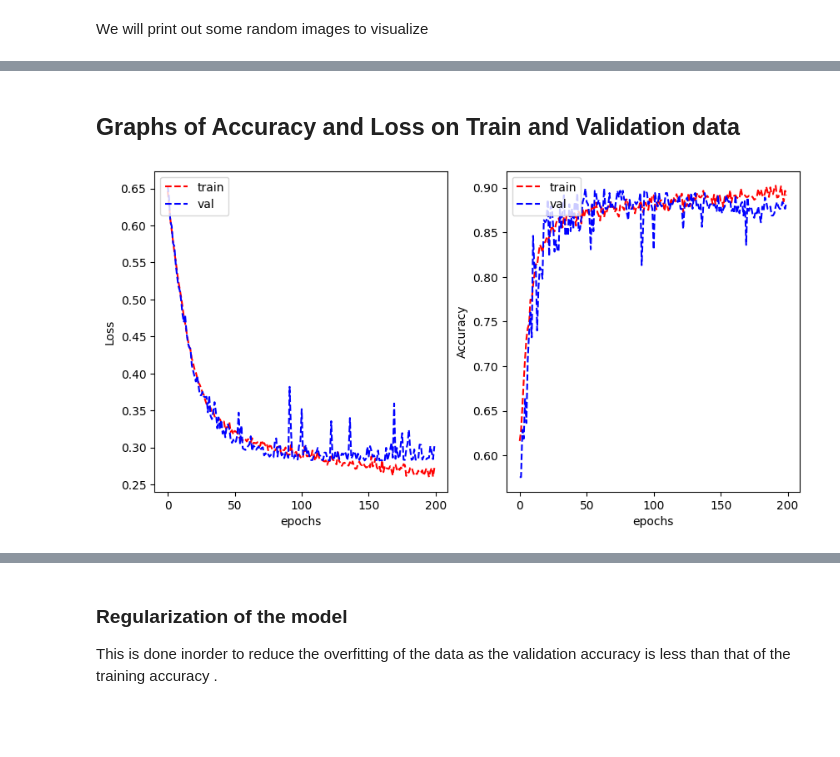
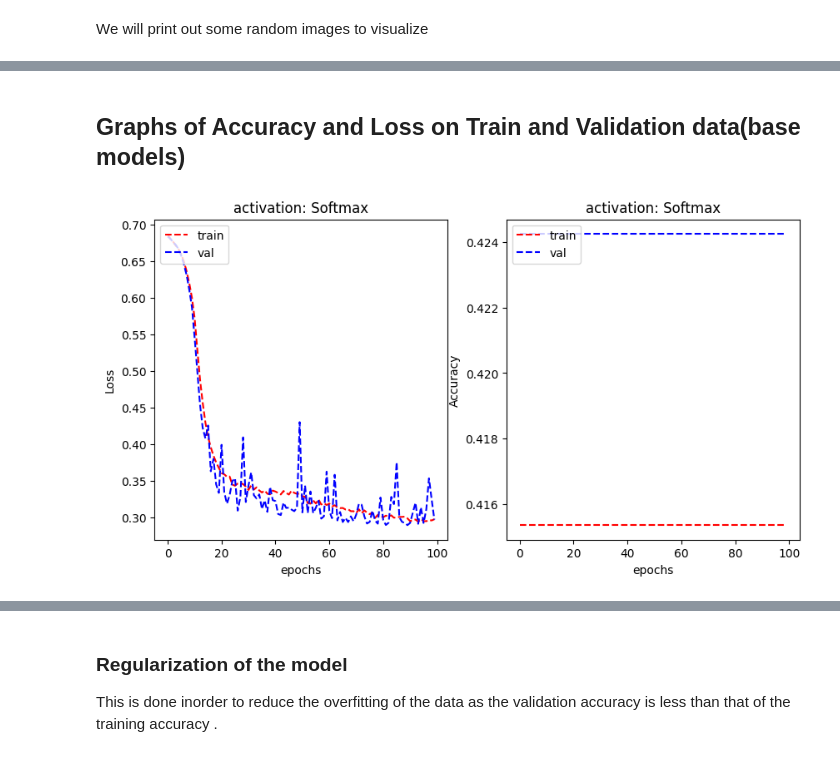
Before and after one commit to SumethD/cancerCell_Image_classification-Model, a Jupyter notebook: image_binary_classification.ipynb, the cells around one changed output, grey strips where cells are left out. Cells and saved outputs as stored; diff of their text form; code cells hidden in the pictures; blank space fills up the shorter version.

Commit message:
binary classification almost done

```diff
--- a/image_binary_classification.ipynb
+++ b/image_binary_classification.ipynb
@@ -192,8 +242,15 @@ _________________________________________________________________
 
 We then convert the integer values to string because the ImageDataGenerator takes in string values
 # %%
-from keras.losses import binary_crossentropy
-base_model.compile(optimizer='sgd',
+base_model_1.compile(optimizer='sgd',
+              loss=binary_crossentropy,
+              metrics=['accuracy'])
+
+base_model_2.compile(optimizer='sgd',
+              loss=binary_crossentropy,
+              metrics=['accuracy'])
+
+base_model_3.compile(optimizer='sgd',
               loss=binary_crossentropy,
               metrics=['accuracy'])
 
@@ -203,6 +260,9 @@ X_val['isCancerous'] = X_val['isCancerous'].astype('str')
 
 X_train['cellType'] = X_train['cellType'].astype('str')
 X_val['cellType'] = X_val['cellType'].astype('str')
+
+X_test['isCancerous'] = X_test['isCancerous'].astype('str')
+X_test['cellType'] = X_test['cellType'].astype('str')
 # %% [markdown]
 ## Setting up ImageDataGenerators
 
@@ -215,6 +275,7 @@ X_val['cellType'] = X_val['cellType'].astype('str')
 # %%
 train_datagen = ImageDataGenerator(rescale=1./255, data_format='channels_last')
 val_datagen = ImageDataGenerator(rescale=1./255, data_format='channels_last')
+test_datagen = ImageDataGenerator(rescale=1./255, data_format='channels_last')
 
 batch_size = 32
 
@@ -223,7 +284,7 @@ train_generator = train_datagen.flow_from_dataframe(
         directory='./',
         x_col="image_path",
         y_col="isCancerous",
-        target_size=(32, 32),
+        target_size=(27, 27),
         batch_size=batch_size,
         class_mode='binary')
 
@@ -233,9 +294,22 @@ validation_generator = val_datagen.flow_from_dataframe(
         directory='./',
         x_col="image_path",
         y_col="isCancerous",
-        target_size=(32, 32),
+        target_size=(27, 27),
         batch_size=batch_size,
         class_mode='binary')
 
-base_history = base_model.fit(train_generator, validation_data = validation_generator, epochs=200, verbose=1)
+batch_size = 1
+
+test_generator = test_datagen.flow_from_dataframe(
+        dataframe=X_test,
+        directory='./',
+        x_col="image_path",
+        y_col="isCancerous",
+        target_size=(27, 27),
+        batch_size=batch_size,
+        class_mode='binary')
+
+base_1_history = base_model_1.fit(train_generator, validation_data = validation_generator, epochs=100, verbose=1)
+base_2_history = base_model_2.fit(train_generator, validation_data = validation_generator, epochs=100, verbose=1)
+base_3_history = base_model_3.fit(train_generator, validation_data = validation_generator, epochs=100, verbose=1)
 # %% [output]
@@ -259,22 +333,24 @@ Epoch 200/200
 # %% [markdown]
-## Graphs of Accuracy and Loss on Train and Validation data
+## Graphs of Accuracy and Loss on Train and Validation data(base models)
 # %%
 plt.figure(figsize=(10,5))
 plt.subplot(1,2,1)
-plt.plot(base_history.history['loss'], 'r--')
-plt.plot(base_history.history['val_loss'], 'b--')
+plt.plot(base_1_history.history['loss'], 'r--')
+plt.plot(base_1_history.history['val_loss'], 'b--')
 plt.xlabel("epochs")
 plt.ylabel("Loss")
 plt.legend(['train', 'val'], loc='upper left')
+plt.title("activation: Softmax")
 
 plt.subplot(1,2,2)
-plt.plot(base_history.history['accuracy'], 'r--')
-plt.plot(base_history.history['val_accuracy'], 'b--')
+plt.plot(base_1_history.history['accuracy'], 'r--')
+plt.plot(base_1_history.history['val_accuracy'], 'b--')
 plt.xlabel("epochs")
 plt.ylabel("Accuracy")
 plt.legend(['train', 'val'], loc='upper left')
+plt.title("activation: Softmax")
 plt.show()
 
 plt.show()
 # %% [output]
-[figure, old version]
+[figure, new version]
```
Also changed, not shown: parts of 62 cells of this notebook, 5 other files.
